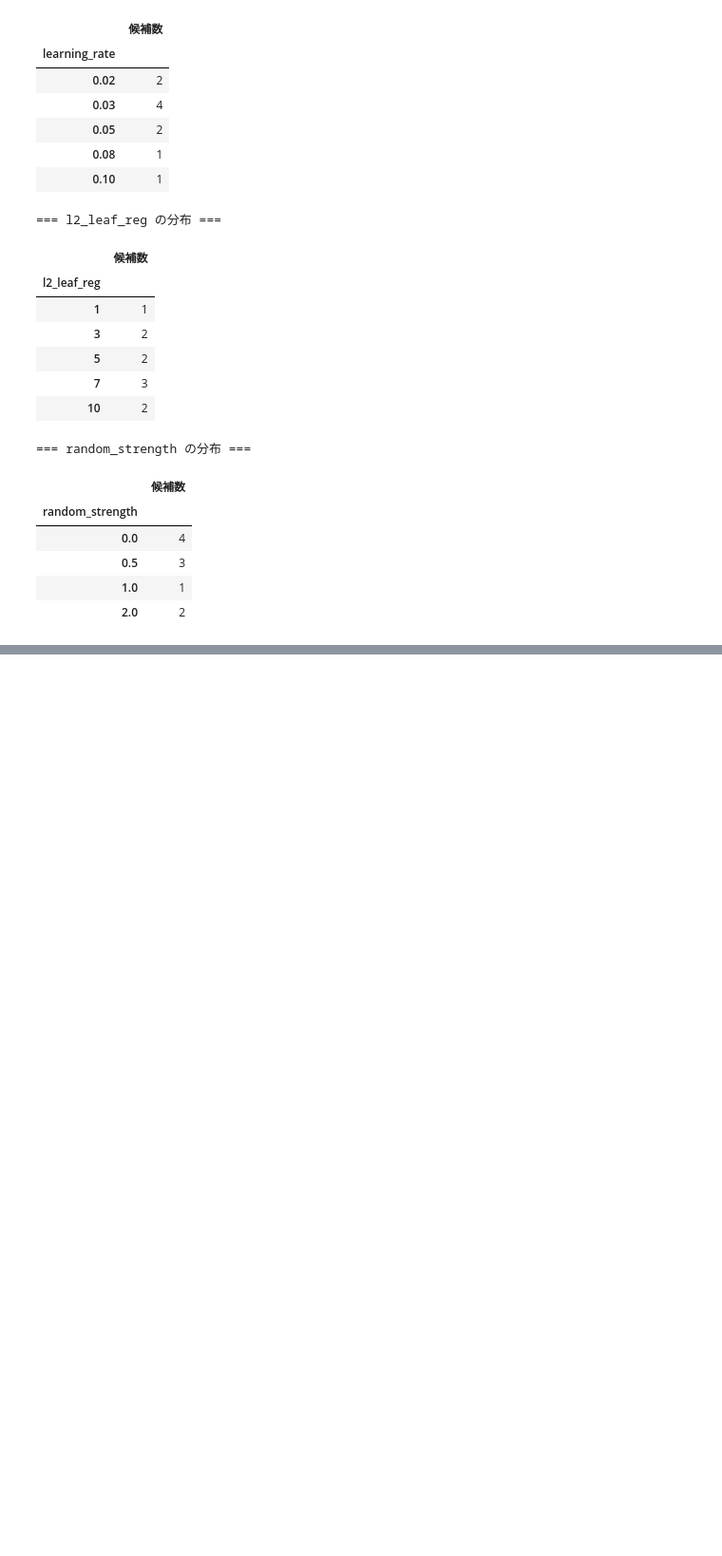
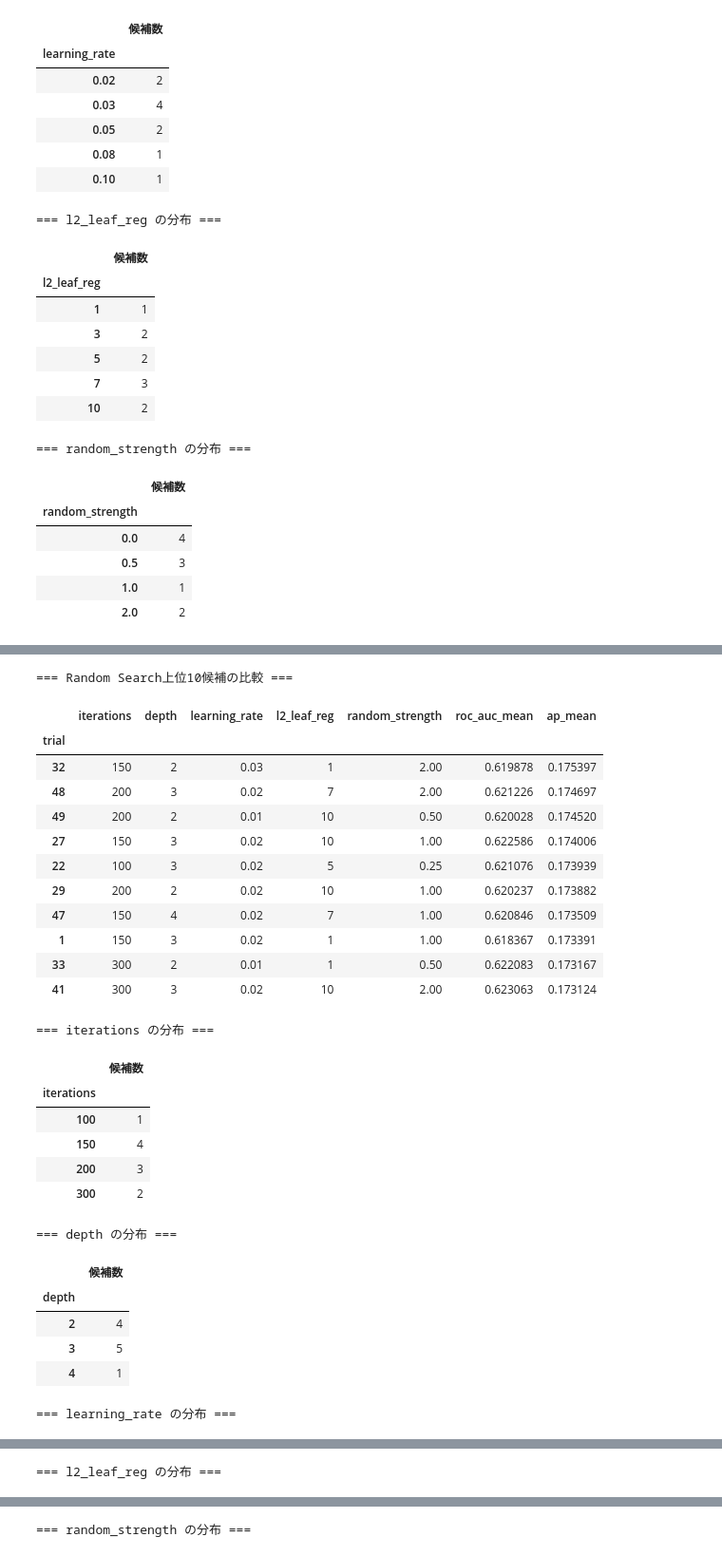
Before and after one commit to RyoShimoda/AWS_Python_data_analysis, a Jupyter notebook: notebooks/13_low_review_model_comparison.ipynb, the cells around one changed output, grey strips where cells are left out. Shown at 95% size. Saved outputs shown, nothing was run; the diff lists cells and outputs as text; code cells hidden in the pictures; blank space fills up the shorter version.

Commit message:
CatBoostのハイパーパラメータ探索と評価結果を整理。

```diff
--- a/notebooks/13_low_review_model_comparison.ipynb
+++ b/notebooks/13_low_review_model_comparison.ipynb
@@ -3453,0 +3528,12 @@ for parameter in parameter_names:
+# %%
+df_joint_results, df_joint_summary = evaluate_parameter_candidates(
+    df=df_cv_model,
+    fold_configs=fold_configs,
+    numeric_features=features_c["numeric"],
+    categorical_features=features_c["categorical"],
+    base_classifier=classifiers["CatBoost"],
+    parameter_candidates=joint_candidates,
+)
+
+print("=== 5パラメータ同時探索：AP上位10候補 ===")
+display(df_joint_summary.head(10).round(6))
@@ -3453,0 +3570,66 @@ for parameter in parameter_names:
+# %%
+# Random Search上位10候補のパラメータを比較
+
+parameter_names = [
+    "iterations",
+    "depth",
+    "learning_rate",
+    "l2_leaf_reg",
+    "random_strength",
+]
+
+# 全ての候補から平均AP上位10候補の番号を取得
+next_top10_trials = df_joint_summary.head(10).index.get_level_values("trial").tolist()
+
+# 各候補のパラメータを取得
+next_df_top10_params = (
+    df_joint_results.groupby("trial")[parameter_names].first().loc[next_top10_trials]
+)
+
+# 評価指標を結合
+next_df_top10_comparison = next_df_top10_params.join(
+    df_joint_summary.reset_index().set_index("trial")[["roc_auc_mean", "ap_mean"]]
+)
+
+print("=== Random Search上位10候補の比較 ===")
+display(next_df_top10_comparison.round(6))
+# 上位10候補に共通するパラメータを確認
+
+for parameter in parameter_names:
+    print(f"\n=== {parameter} の分布 ===")
+
+    display(
+        next_df_top10_comparison[parameter]
+        .value_counts()
+        .sort_index()
+        .rename("候補数")
+        .to_frame()
+    )
+# %% [output]
+=== Random Search上位10候補の比較 ===
+|  | iterations | depth | learning_rate | l2_leaf_reg | random_strength | roc_auc_mean | ap_mean |
+| trial |  |  |  |  |  |  |  |
+| 32 | 150 | 2 | 0.03 | 1 | 2.00 | 0.619878 | 0.175397 |
+| 48 | 200 | 3 | 0.02 | 7 | 2.00 | 0.621226 | 0.174697 |
+| 49 | 200 | 2 | 0.01 | 10 | 0.50 | 0.620028 | 0.174520 |
+| 27 | 150 | 3 | 0.02 | 10 | 1.00 | 0.622586 | 0.174006 |
+| 22 | 100 | 3 | 0.02 | 5 | 0.25 | 0.621076 | 0.173939 |
+| 29 | 200 | 2 | 0.02 | 10 | 1.00 | 0.620237 | 0.173882 |
+| 47 | 150 | 4 | 0.02 | 7 | 1.00 | 0.620846 | 0.173509 |
+| 1 | 150 | 3 | 0.02 | 1 | 1.00 | 0.618367 | 0.173391 |
+| 33 | 300 | 2 | 0.01 | 1 | 0.50 | 0.622083 | 0.173167 |
+| 41 | 300 | 3 | 0.02 | 10 | 2.00 | 0.623063 | 0.173124 |
+=== iterations の分布 ===
+|  | 候補数 |
+| iterations |  |
+| 100 | 1 |
+| 150 | 4 |
+| 200 | 3 |
+| 300 | 2 |
+=== depth の分布 ===
+|  | 候補数 |
+| depth |  |
+| 2 | 4 |
+| 3 | 5 |
+| 4 | 1 |
+=== learning_rate の分布 ===
@@ -3453,0 +3641 @@ for parameter in parameter_names:
+=== l2_leaf_reg の分布 ===
@@ -3453,0 +3648 @@ for parameter in parameter_names:
+=== random_strength の分布 ===
```
Also changed, not shown: parts of 10 cells of this notebook, 3 other files.
